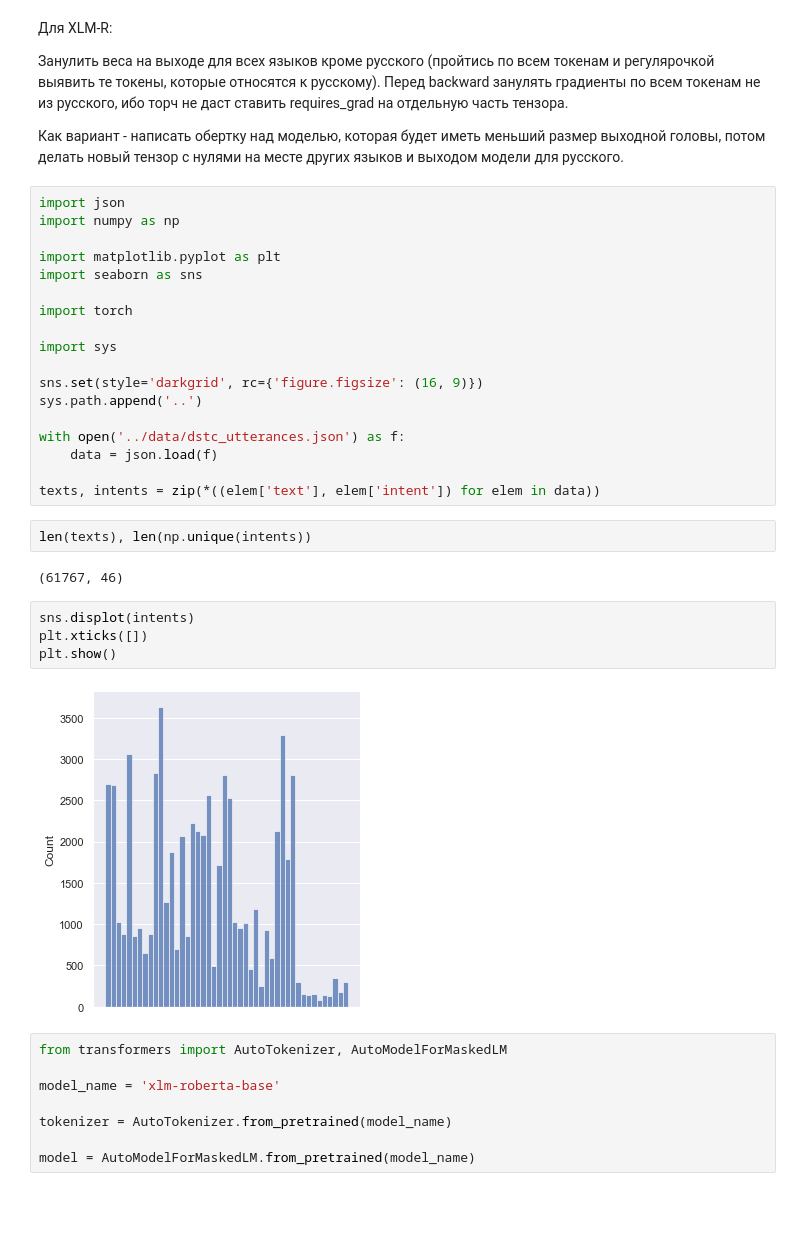
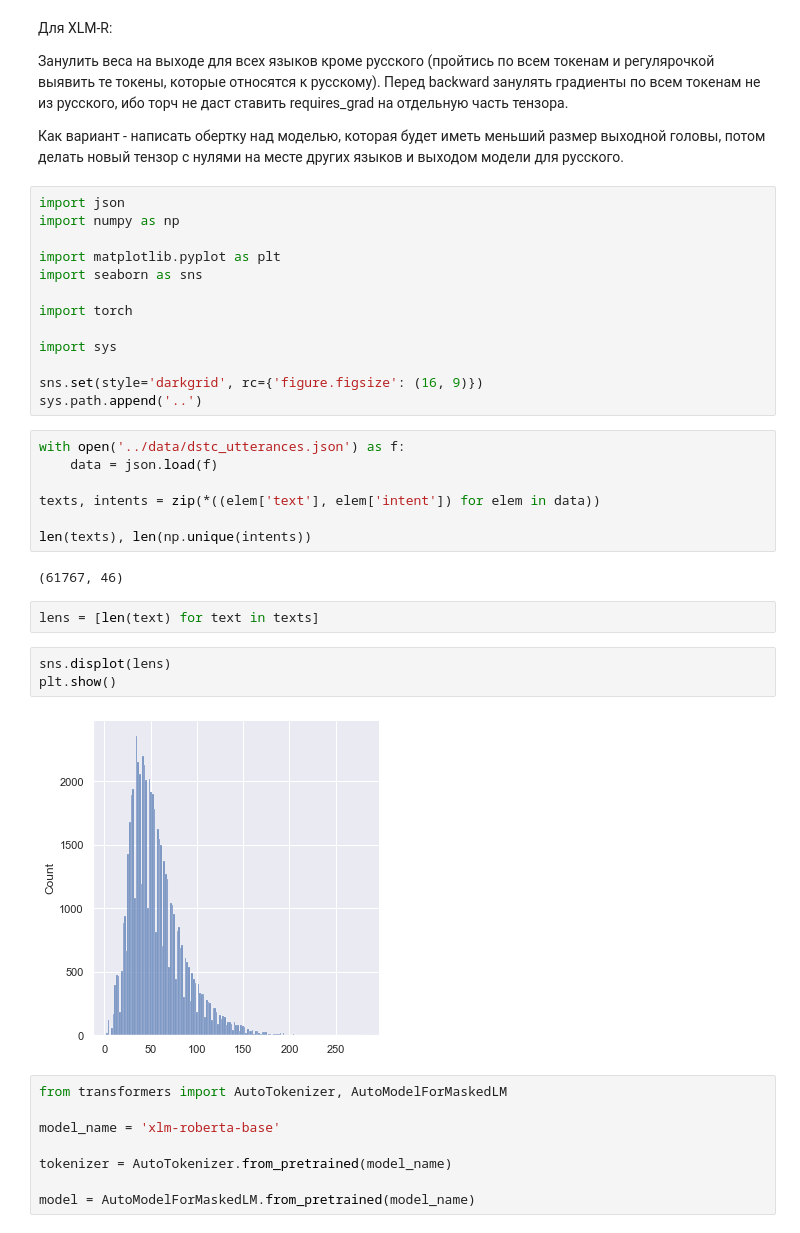
Before and after one commit to birshert/CodeSwitchingAdversarial, a Jupyter notebook: notebooks/shooting range.ipynb, the cells around one changed output. Drawn from its saved outputs; the diff is of its cells as text; blank space fills up the shorter version.

```diff
--- a/notebooks/shooting range.ipynb
+++ b/notebooks/shooting range.ipynb
@@ -30,21 +30,22 @@ import sys
 
 sns.set(style='darkgrid', rc={'figure.figsize': (16, 9)})
 sys.path.append('..')
-
-with open('../data/dstc_utterances.json') as f:
-    data = json.load(f)
-
-texts, intents = zip(*((elem['text'], elem['intent']) for elem in data))
 # %%
+with open('../data/dstc_utterances.json') as f:
+    data = json.load(f)
+
+texts, intents = zip(*((elem['text'], elem['intent']) for elem in data))
+
 len(texts), len(np.unique(intents))
 # %% [output]
 (61767, 46)
+# %%
+lens = [len(text) for text in texts]
 # %%
-sns.displot(intents)
-plt.xticks([])
+sns.displot(lens)
 plt.show()
 # %% [output]
-[figure, old version]
+[figure, new version]
 # %%
 from transformers import AutoTokenizer, AutoModelForMaskedLM
 
```
Also changed, not shown: parts of 41 cells of this notebook, 11 other files.
